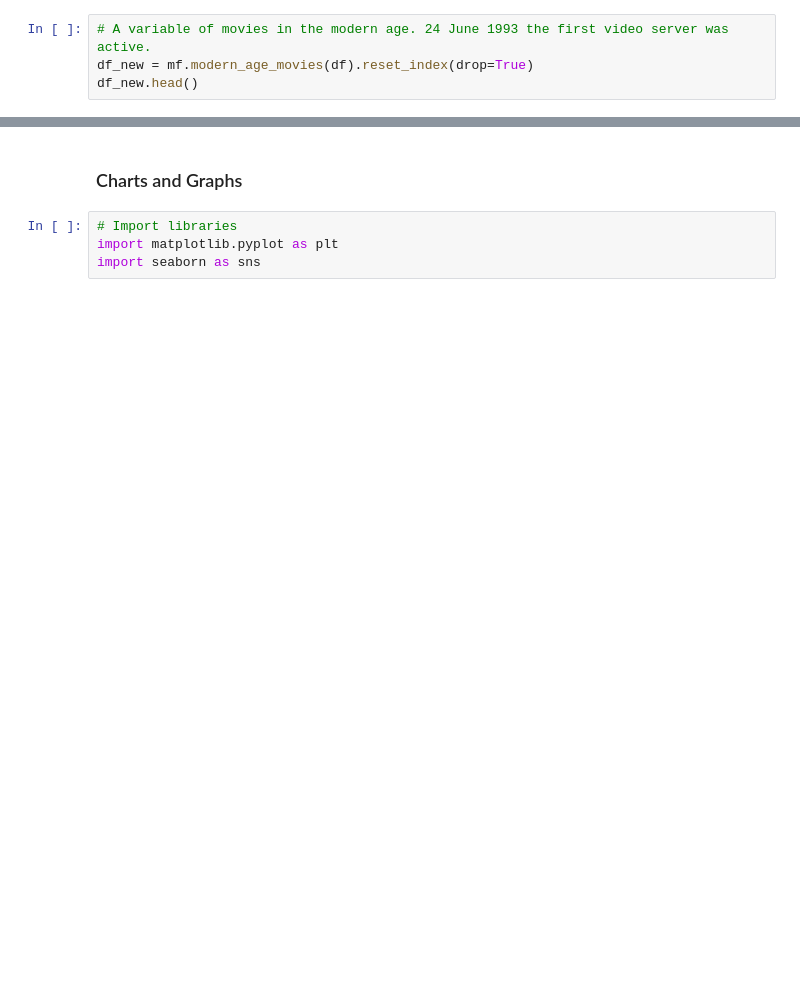
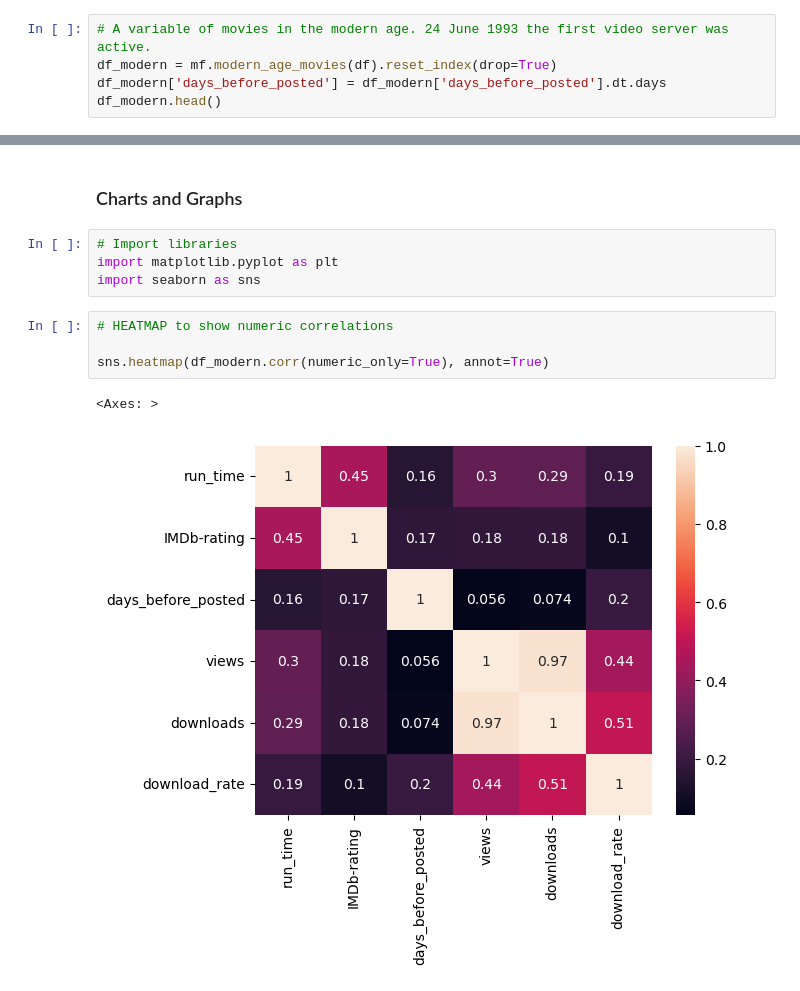
Before and after one commit to baclausen/ddi-midterm, a Jupyter notebook: notebooks/midterm_nb.ipynb, the cells around one changed output, grey strips where cells are left out. Drawn from its saved outputs; the diff is of its cells as text; blank space fills up the shorter version.

Commit message:
charts and README completed

```diff
--- a/notebooks/midterm_nb.ipynb
+++ b/notebooks/midterm_nb.ipynb
@@ -188,8 +188,9 @@ top_100.head(10)
 | 9 | Thor: Ragnarok | Taika Waititi | Imprisoned, the mighty Thor finds... | 130.0 | PG-13 | 7.9 | 2017-11-03 | 2017-10-31 | ... |
 # %%
 # A variable of movies in the modern age. 24 June 1993 the first video server was active.
-df_new = mf.modern_age_movies(df).reset_index(drop=True)
-df_new.head()
+df_modern = mf.modern_age_movies(df).reset_index(drop=True)
+df_modern['days_before_posted'] = df_modern['days_before_posted'].dt.days
+df_modern.head()
 # %% [output]
 |  | title | director | storyline | run_time | appropriate_for | IMDb-rating | release_date | posted_date | ... |
 | 0 | Dennis the Menace | Nick Castle | When his parents have to go out o... | 94.0 | PG | 5.6 | 1993-06-25 | 2014-03-17 | ... |
@@ -203,3 +204,10 @@ df_new.head()
 # Import libraries
 import matplotlib.pyplot as plt
 import seaborn as sns
+# %%
+# HEATMAP to show numeric correlations
+
+sns.heatmap(df_modern.corr(numeric_only=True), annot=True)
+# %% [output]
+<Axes: >
+[figure, added]
```
Also changed, not shown: parts of 4 cells of this notebook, 5 other files.
